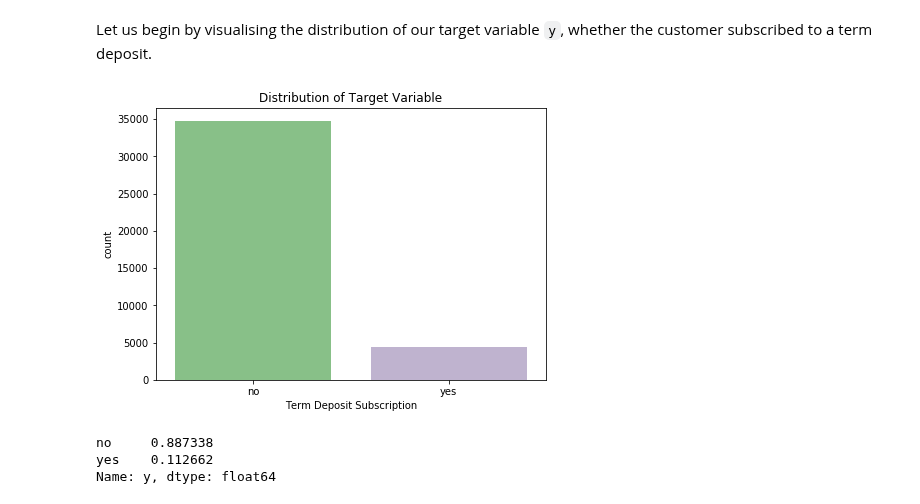
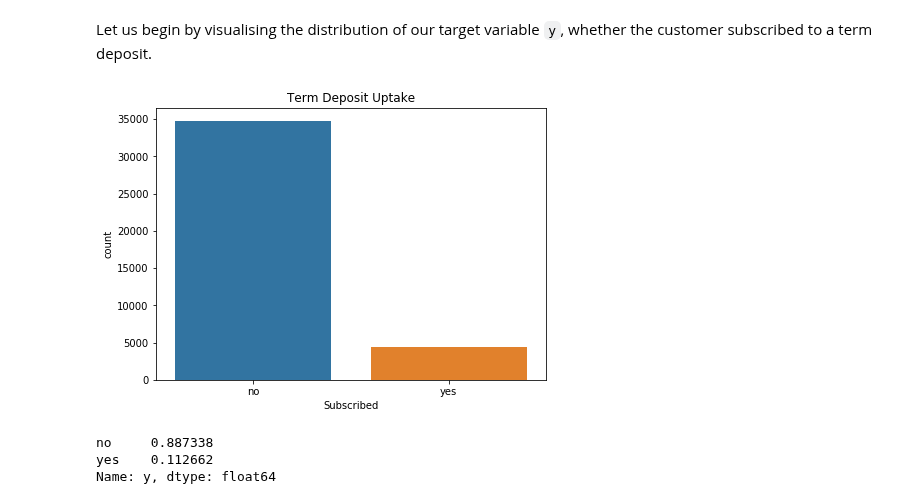
Before and after one commit to nadinezab/bank-marketing, a Jupyter notebook: bank-marketing.ipynb, the cells around one changed output. Saved outputs shown, nothing was run; the diff lists cells and outputs as text; code cells hidden in the pictures.

Commit message:
JN tweaks, add images folder

```diff
--- a/bank-marketing.ipynb
+++ b/bank-marketing.ipynb
@@ -371,12 +371,13 @@ Let us begin by visualising the distribution of our target variable `y`, whether
 # %%
 # Plot distribution of y
 plt.figure(figsize = (7,5))
-sns.countplot(df['y'], palette = chosen_palette)
-plt.xlabel('Term Deposit Subscription')
-plt.title('Distribution of Target Variable')
+sns.countplot(df['y'])
+plt.xlabel('Subscribed')
+plt.title('Term Deposit Uptake')
+plt.savefig('Images/target.pdf')
 plt.show()
 # %% [output]
-[figure, old version]
+[figure, new version]
 # %%
 df['y'].value_counts(normalize = True)
 # %% [output]
```
Also changed, not shown: parts of 13 cells of this notebook, 1 other file.
